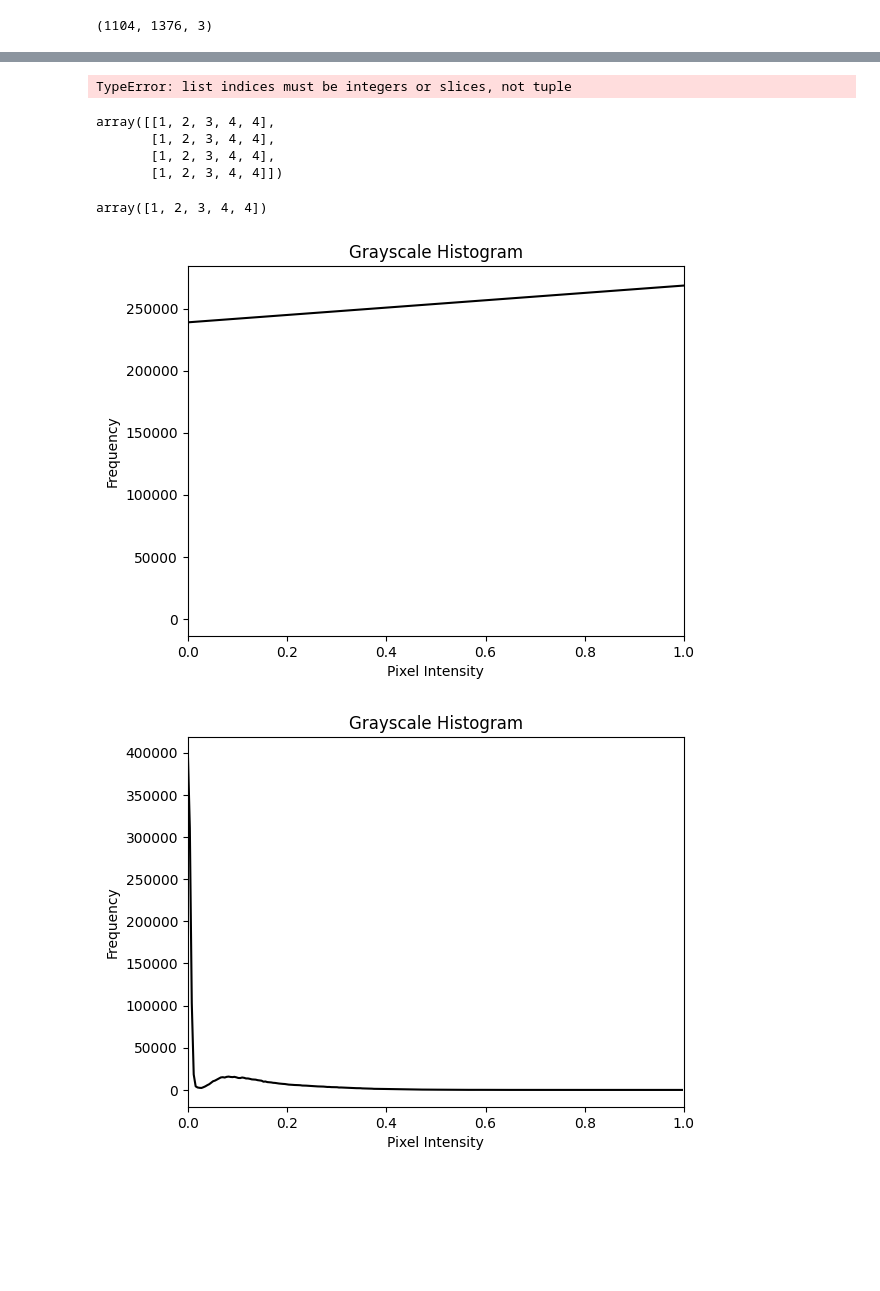
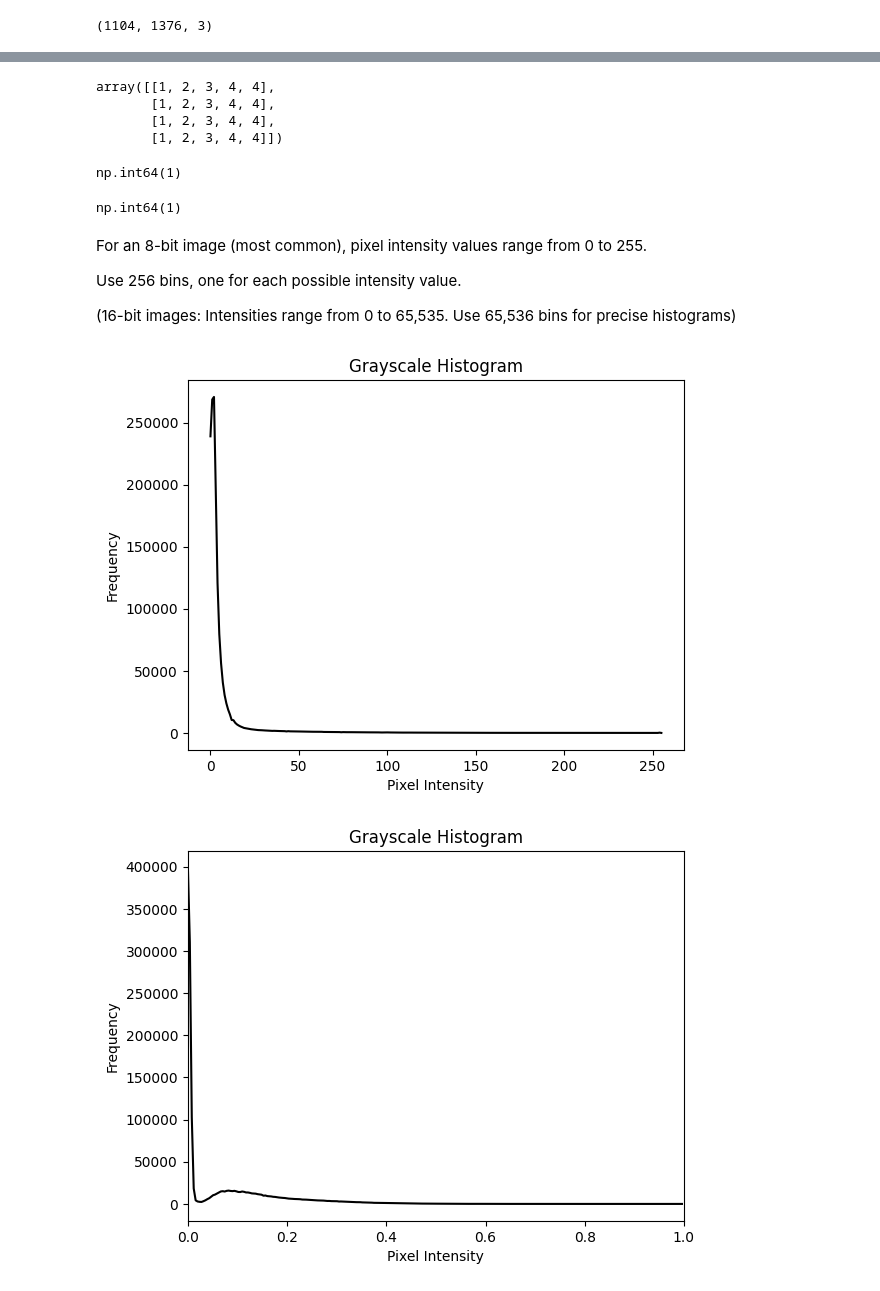
Before and after one commit to bipin-a/cosc-32001-computer-vision, a Jupyter notebook: basics/basics.ipynb, the cells around one changed output, grey strips where cells are left out. Drawn from its saved outputs; the diff is of its cells as text; code cells hidden in the pictures; blank space fills up the shorter version.

```diff
--- a/basics/basics.ipynb
+++ b/basics/basics.ipynb
@@ -148,51 +163,52 @@ color_img.shape
 # %%
+
 l = [
     [1,2,3,4,4],
     [1,2,3,4,4],
     [1,2,3,4,4],
     [1,2,3,4,4],
 ]
-# Index for all values in a 2D list
-l[:][:]
-l[:,:]
+
+l_n = np.array(l)
+# Index for all values in a 2D np array
+l_n[:,:]
 # %% [output]
-TypeError: list indices must be integers or slices, not tuple
+array([[1, 2, 3, 4, 4],
+       [1, 2, 3, 4, 4],
+       [1, 2, 3, 4, 4],
+       [1, 2, 3, 4, 4]])
-# %%
-l = [
-    [1,2,3,4,4],
-    [1,2,3,4,4],
-    [1,2,3,4,4],
-    [1,2,3,4,4],
-]
-
-l_n = np.array(l)
-# Index for all values in a 2D np array
-l_n[:,:]
-# %% [output]
-array([[1, 2, 3, 4, 4],
-       [1, 2, 3, 4, 4],
-       [1, 2, 3, 4, 4],
-       [1, 2, 3, 4, 4]])
+# %%
+l_n[0,0]
+# %% [output]
+np.int64(1)
 # %%
-l_n[-1,:]
+l_n[0][0]
 # %% [output]
-array([1, 2, 3, 4, 4])
+np.int64(1)
+# %% [markdown]
+For an 8-bit image (most common), pixel intensity values range from 0 to 255.
+
+Use 256 bins, one for each possible intensity value.
+
+
+(16-bit images: Intensities range from 0 to 65,535. Use 65,536 bins for precise histograms)
 # %%
-# Extract only Red
+# Extract only Red (RGB) - 0th index, for all rows and columns
 red_img = color_img[:,:,0]
+
+bins = 256
+
+# returns histrogram of "red image"
+histogram, bin_edges = np.histogram(red_img, bins=bins, range=(0, bins))
+# Plot the histogram
+plt.figure()
+plt.title("Grayscale Histogram")
+plt.xlabel("Pixel Intensity")
+plt.ylabel("Frequency")
+plt.plot(bin_edges[:-1], histogram, color='black')  # bin_edges[:-1] matches bin centers with histogram values
+plt.show()
+# %% [output]
+[figure, added]
-# %%
-# returns histrogram of "red image"
-histogram, bin_edges = np.histogram(red_img, bins=256, range=(0, 256))
-# Plot the histogram
-plt.figure()
-plt.title("Grayscale Histogram")
-plt.xlabel("Pixel Intensity")
-plt.ylabel("Frequency")
-plt.plot(bin_edges[:-1], histogram, color='black')  # bin_edges[:-1] matches bin centers with histogram values
-plt.xlim([0, 1])
-plt.show()
-# %% [output]
-[figure, removed]
 # %%
 # Histogram of our grey-scale image
 # Calculate histogram using numpy
```
Also changed, not shown: parts of 64 cells of this notebook.
